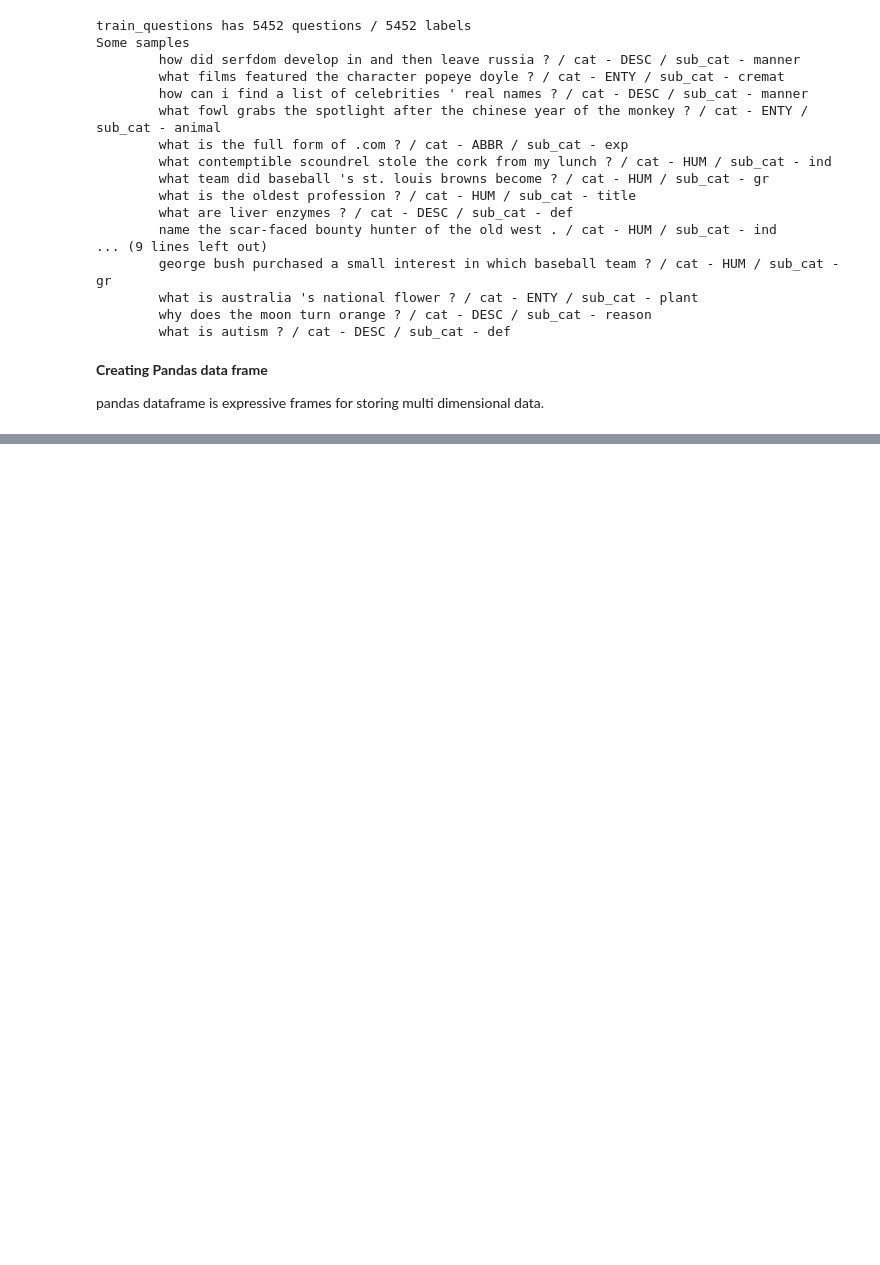
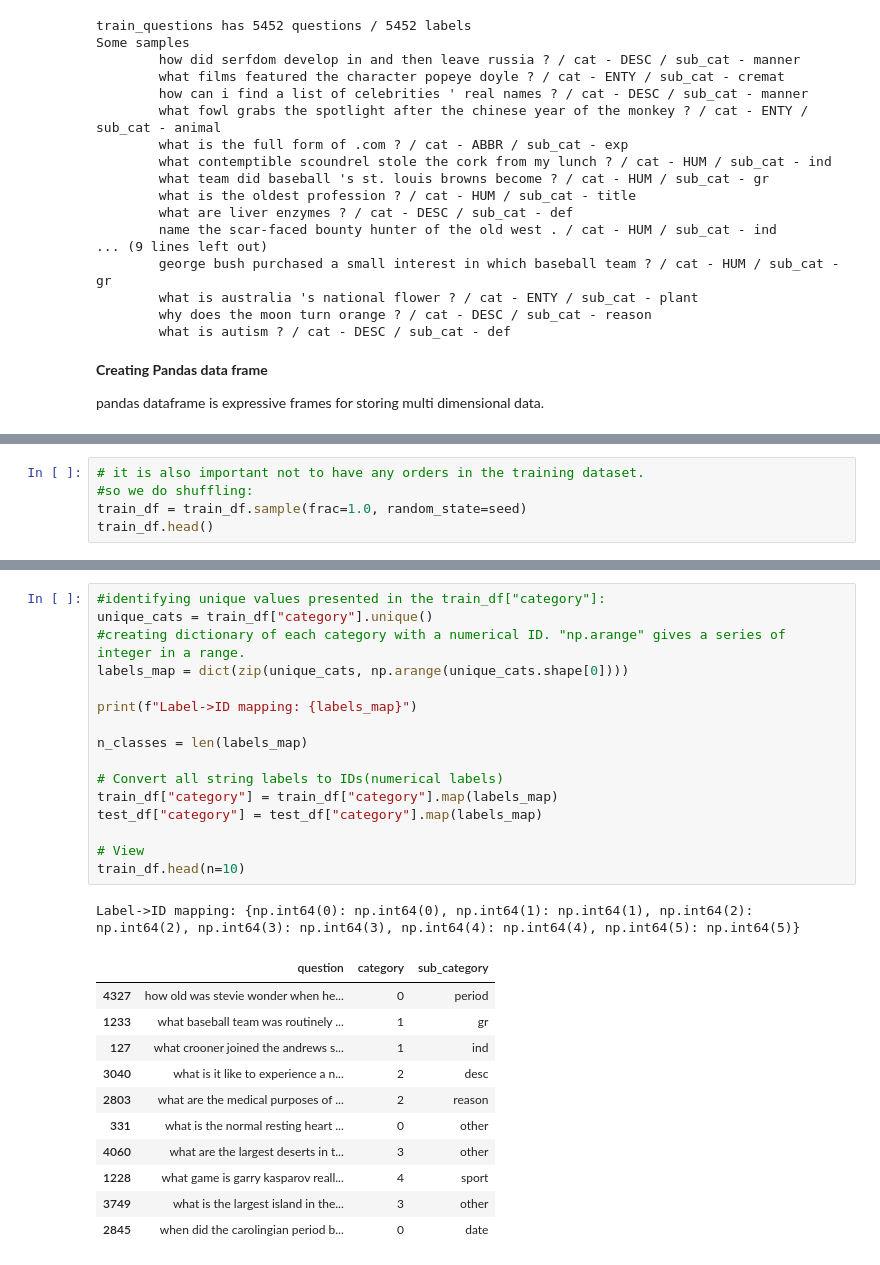
Before and after one commit to Atabak-Touri/NLP-CNN_RNN, a Jupyter notebook: sentenceclassification_CNN.ipynb, the cells around one changed output, grey strips where cells are left out. Cells and saved outputs as stored; diff of their text form; blank space fills up the shorter version.

```diff
--- a/sentenceclassification_CNN.ipynb
+++ b/sentenceclassification_CNN.ipynb
@@ -137,3 +139,8 @@ train_df.head(n=10)
 | 7 | what is the oldest profession ? | HUM | title |
 | 8 | what are liver enzymes ? | DESC | def |
 | 9 | name the scar-faced bounty hunter... | HUM | ind |
+# %%
+# it is also important not to have any orders in the training dataset.
+#so we do shuffling:
+train_df = train_df.sample(frac=1.0, random_state=seed)
+train_df.head()
@@ -139,0 +154,29 @@ train_df.head(n=10)
+# %%
+#identifying unique values presented in the train_df["category"]:
+unique_cats = train_df["category"].unique()
+#creating dictionary of each category with a numerical ID. "np.arange" gives a series of integer in a range.
+labels_map = dict(zip(unique_cats, np.arange(unique_cats.shape[0])))
+
+print(f"Label->ID mapping: {labels_map}")
+
+n_classes = len(labels_map)
+
+# Convert all string labels to IDs(numerical labels)
+train_df["category"] = train_df["category"].map(labels_map)
+test_df["category"] = test_df["category"].map(labels_map)
+
+# View
+train_df.head(n=10)
+# %% [output]
+Label->ID mapping: {np.int64(0): np.int64(0), np.int64(1): np.int64(1), np.int64(2): np.int64(2), np.int64(3): np.int64(3), np.int64(4): np.int64(4), np.int64(5): np.int64(5)}
+|  | question | category | sub_category |
+| 4327 | how old was stevie wonder when he... | 0 | period |
+| 1233 | what baseball team was routinely ... | 1 | gr |
+| 127 | what crooner joined the andrews s... | 1 | ind |
+| 3040 | what is it like to experience a n... | 2 | desc |
+| 2803 | what are the medical purposes of ... | 2 | reason |
+| 331 | what is the normal resting heart ... | 0 | other |
+| 4060 | what are the largest deserts in t... | 3 | other |
+| 1228 | what game is garry kasparov reall... | 4 | sport |
+| 3749 | what is the largest island in the... | 3 | other |
+| 2845 | when did the carolingian period b... | 0 | date |
```
Also changed, not shown: parts of 4 cells of this notebook.
